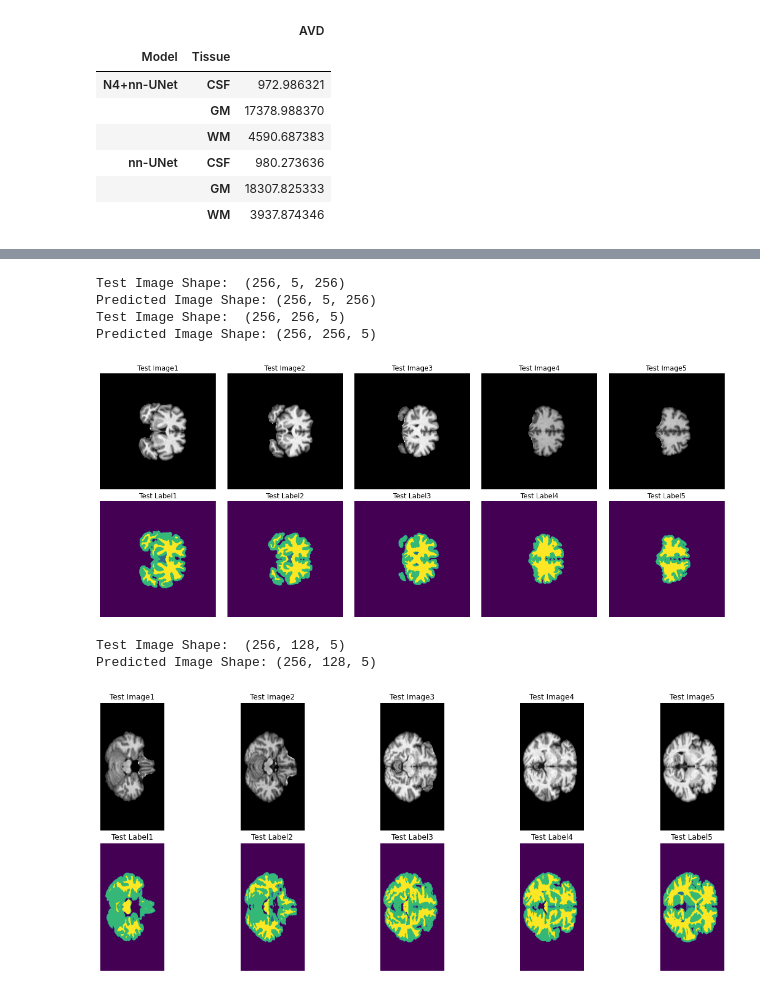
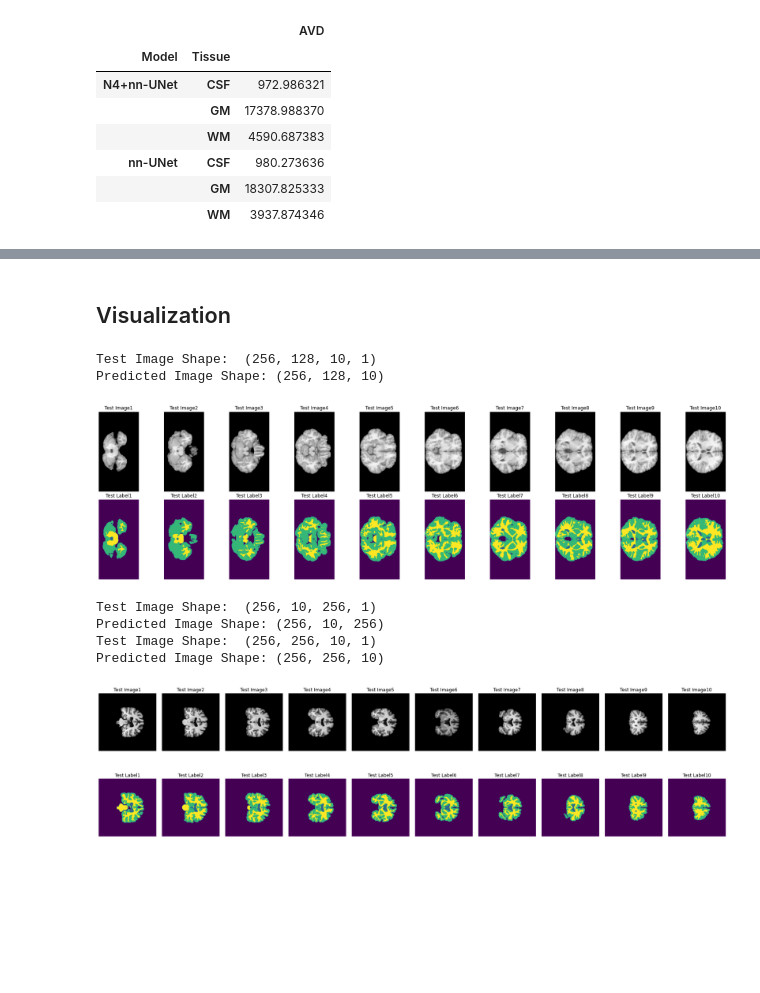
Before and after one commit to joaco18/misa_final_project, a Jupyter notebook: dl/Misa_project_nn_unet.ipynb, the cells around one changed output, grey strips where cells are left out. Cells and saved outputs as stored; diff of their text form; code cells hidden in the pictures; blank space fills up the shorter version.

Commit message:
add DL task 4

```diff
--- a/dl/Misa_project_nn_unet.ipynb
+++ b/dl/Misa_project_nn_unet.ipynb
@@ -1707,0 +2253,2 @@ df[['Model', 'Tissue', 'AVD',]].groupby(['Model', 'Tissue']).std()
+# %%
+task_name = 'Task502_misa_fp'
@@ -1708,64 +2281,70 @@ df[['Model', 'Tissue', 'AVD',]].groupby(['Model', 'Tissue']).std()
+# %% [markdown]
+## Visualization
+# %%
+#visualizing the predicted results
+# (re-run to see random pick-ups)
+result_dir = os.path.join(main_dir,'nnUNet_Prediction_Results_Final',task_name)
+test_img_name = os.listdir(test_dir)[np.random.randint(0,3)]
+test_img = np.array(nib.load(os.path.join(test_dir,test_img_name)).dataobj)[:,:,100:150:5]
+predicted_img_name = test_img_name[:test_img_name.find('_0000.nii.gz')]+'.nii.gz'
+predicted_label = np.array(nib.load(os.path.join(result_dir,predicted_img_name)).dataobj)[:,:,100:150:5]
+print('Test Image Shape: ',test_img.shape)
+print("Predicted Image Shape:",predicted_label.shape)
+
+max_rows = 2
+max_cols = test_img.shape[2]
+
+fig, axes = plt.subplots(nrows=max_rows, ncols=max_cols, figsize=(30,8))
+for idx in range(max_cols):
+    axes[0, idx].axis("off")
+    axes[0, idx].set_title('Test Image'+str(idx+1))
+    axes[0 ,idx].imshow(test_img[:,:,idx].squeeze(), cmap="gray")
+for idx in range(max_cols):
+    axes[1, idx].axis("off")
+    axes[1, idx].set_title('Test Label'+str(idx+1))
+    axes[1, idx].imshow(predicted_label[:,:,idx].squeeze())
+
+plt.subplots_adjust(wspace=.1, hspace=.1)
+plt.show()
+# %% [output]
+Test Image Shape:  (256, 128, 10, 1)
+Predicted Image Shape: (256, 128, 10)
+[figure, added]
 # %%
 #visualizing the predicted results
 # (re-run to see random pick-ups)
-result_dir = '/content/drive/MyDrive/misa_fp/nnUNet/nnunet/nnUNet_Predictions/Task505_misa_fp'
+result_dir = os.path.join(main_dir,'nnUNet_Prediction_Results_Final',task_name)
 test_img_name = os.listdir(test_dir)[np.random.randint(0,2)]
-test_img = np.array(nib.load(os.path.join(test_dir,test_img_name)).dataobj)[:,75:100:5,:]
+test_img = np.array(nib.load(os.path.join(test_dir,test_img_name)).dataobj)[:,50:100:5,:]
 predicted_img_name = test_img_name[:test_img_name.find('_0000.nii.gz')]+'.nii.gz'
-predicted_label = np.array(nib.load(os.path.join(result_dir,predicted_img_name)).dataobj)[:,75:100:5,:]
+predicted_label = np.array(nib.load(os.path.join(result_dir,predicted_img_name)).dataobj)[:,50:100:5,:]
 
 print('Test Image Shape: ',test_img.shape)
 print("Predicted Image Shape:",predicted_label.shape)
 
 predicted_label = predicted_label.transpose(0, 2, 1)
-test_img = test_img.transpose(0,2,1)
+test_img = test_img.transpose(0, 2, 1, 3)
 
 print('Test Image Shape: ',test_img.shape)
 print("Predicted Image Shape:",predicted_label.shape)
 
 max_rows = 2
 max_cols = test_img.shape[2]
-fig, axes = plt.subplots(nrows=max_rows, ncols=max_cols, figsize=(20,8))
+fig, axes = plt.subplots(nrows=max_rows, ncols=max_cols, figsize=(30,8))
 for idx in range(max_cols):
     axes[0, idx].axis("off")
     axes[0, idx].set_title('Test Image'+str(idx+1))
     axes[0 ,idx].imshow(test_img[:,:,idx].squeeze(), cmap="gray")
 for idx in range(max_cols):
     axes[1, idx].axis("off")
     axes[1, idx].set_title('Test Label'+str(idx+1))
     axes[1, idx].imshow(predicted_label[:,:,idx].squeeze())
 
 plt.subplots_adjust(wspace=.1, hspace=.1)
 plt.show()
 # %% [output]
-Test Image Shape:  (256, 5, 256)
-Predicted Image Shape: (256, 5, 256)
-Test Image Shape:  (256, 256, 5)
-Predicted Image Shape: (256, 256, 5)
+Test Image Shape:  (256, 10, 256, 1)
+Predicted Image Shape: (256, 10, 256)
+Test Image Shape:  (256, 256, 10, 1)
+Predicted Image Shape: (256, 256, 10)
-[figure, old version]
+[figure, new version]
-# %%
-test_img = np.array(nib.load(os.path.join(test_dir,test_img_name)).dataobj)[:,:,110:135:5]
-predicted_img_name = test_img_name[:test_img_name.find('_0000.nii.gz')]+'.nii.gz'
-predicted_label = np.array(nib.load(os.path.join(result_dir,predicted_img_name)).dataobj)[:,:,110:135:5]
-print('Test Image Shape: ',test_img.shape)
-print("Predicted Image Shape:",predicted_label.shape)
-
-max_rows = 2
-max_cols = test_img.shape[2]
-
-fig, axes = plt.subplots(nrows=max_rows, ncols=max_cols, figsize=(20,8))
-for idx in range(max_cols):
-    axes[0, idx].axis("off")
-    axes[0, idx].set_title('Test Image'+str(idx+1))
-    axes[0 ,idx].imshow(test_img[:,:,idx].squeeze(), cmap="gray")
-for idx in range(max_cols):
-    axes[1, idx].axis("off")
-    axes[1, idx].set_title('Test Label'+str(idx+1))
-    axes[1, idx].imshow(predicted_label[:,:,idx].squeeze())
-
-plt.subplots_adjust(wspace=.1, hspace=.1)
-plt.show()
-# %% [output]
-Test Image Shape:  (256, 128, 5)
-Predicted Image Shape: (256, 128, 5)
-[figure, removed]
```
Also changed, not shown: parts of 54 cells of this notebook.
